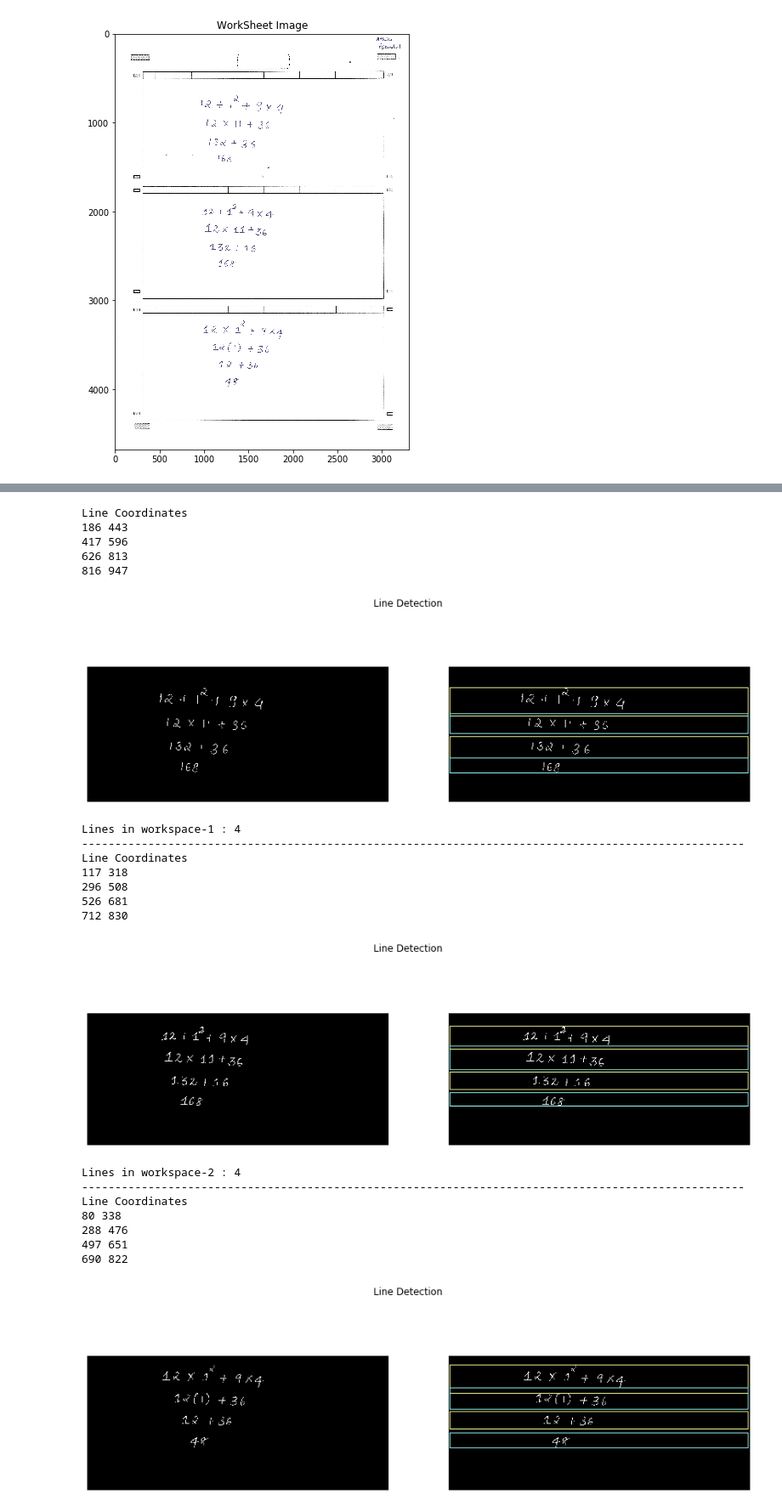
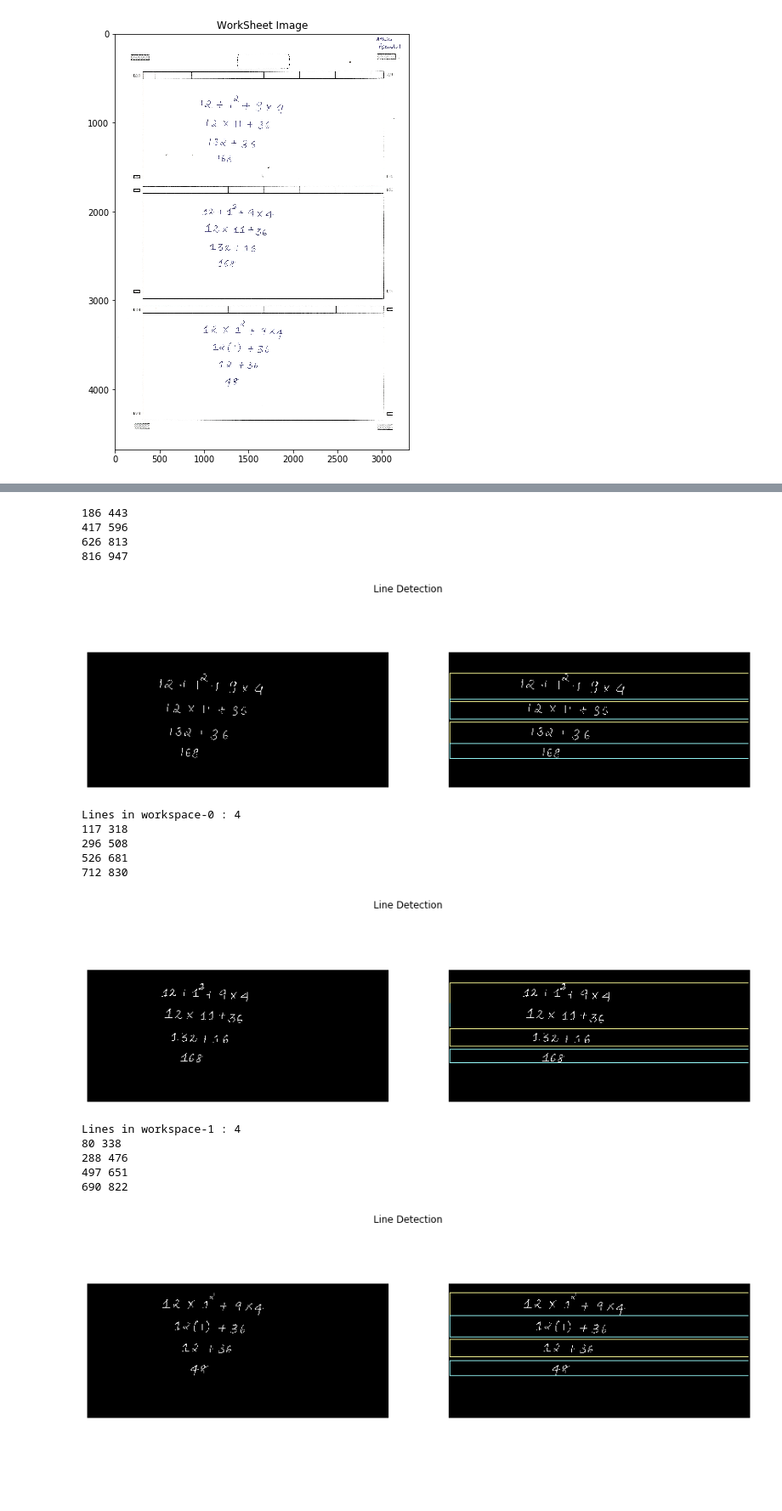
Before and after one commit to bijonguha/Bosch, a Jupyter notebook: intel_ocr/codes/present_jupy.ipynb, the cells around one changed output, grey strips where cells are left out. Shown at 85% size. Drawn from its saved outputs; the diff is of its cells as text; code cells hidden in the pictures; blank space fills up the shorter version.

```diff
--- a/intel_ocr/codes/present_jupy.ipynb
+++ b/intel_ocr/codes/present_jupy.ipynb
@@ -348,50 +532,45 @@ Assumptions :
 1) Sufficient gap between lines is required
 2) There should be atleast some intersection between exponential character and line
 # %%
-lines_all = []
+#Defining dataframe for storing infos about every line detected
 df_lines = pd.DataFrame()
 
-count = 0
 for r,rect in enumerate(workspaces):
+    #Cropping boxes for sending to line detection module
     box = img[rect[1]:rect[1]+rect[3], rect[0]:rect[0]+rect[2]]
     H,W = box.shape[:2]
+    #Extracting lines present in the boxes
     cleaned_orig,y1s,y2s = extract_line(box, show=True)
     x1s = [0]*len(y1s)
     x2s = [W]*len(y1s)
 
     if(len(y1s)-len(y2s) == 0):
-        print('Lines in workspace-%d : %d' %(r+1, len(y1s)))
-        print('-'*100)
+        print('Lines in workspace-%d : %d' %(r, len(y1s)))
 
     df = pd.DataFrame([y1s,y2s,x1s,x2s]).transpose()
     df.columns = ['y1','y2','x1','x2']
     df['box_num'] = r
     df_lines= pd.concat([df_lines, df])
 
     dict_clean_img.update({r:cleaned_orig})
 
 df_lines['line_name'] = ['%d%d' %(df_lines.box_num.iloc[i],df_lines.index[i]) \
         for i in range(len(df_lines))]
 # %% [output]
-Line Coordinates
 186 443
 417 596
 626 813
 816 947
 [figure]
-Lines in workspace-1 : 4
-----------------------------------------------------------------------------------------------------
-Line Coordinates
+Lines in workspace-0 : 4
 117 318
 296 508
 526 681
 712 830
-[figure, old version]
+[figure, new version]
-Lines in workspace-2 : 4
-----------------------------------------------------------------------------------------------------
-Line Coordinates
+Lines in workspace-1 : 4
 80 338
 288 476
 497 651
 690 822
-[figure, old version]
+[figure, new version]
```
Also changed, not shown: parts of 15 cells of this notebook.
